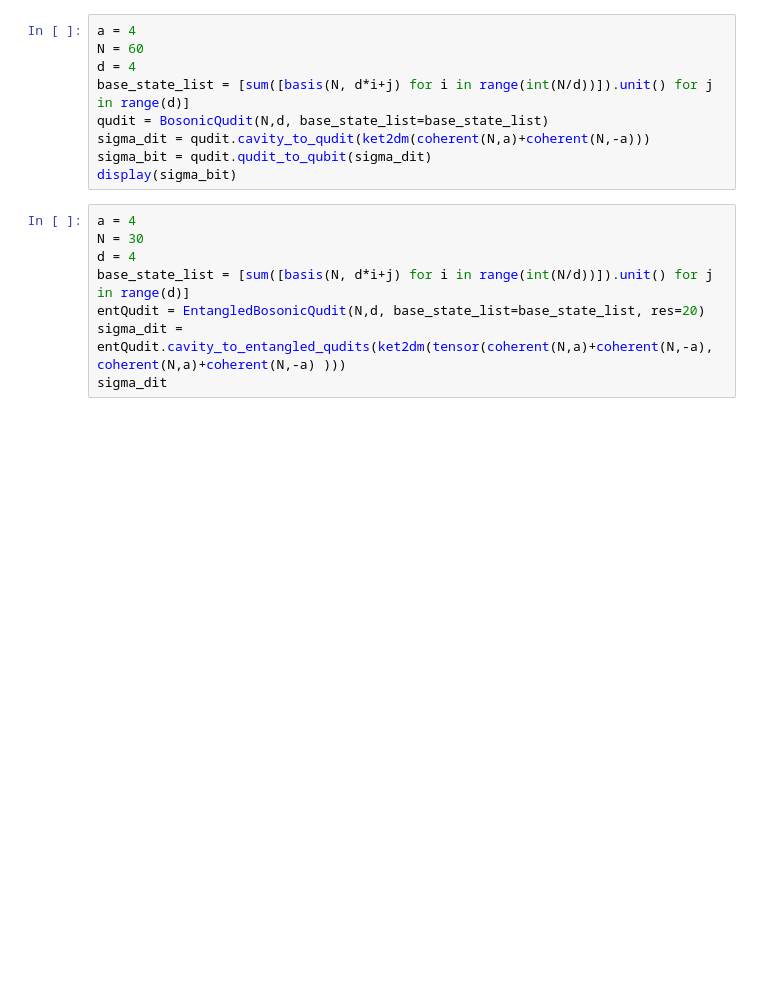
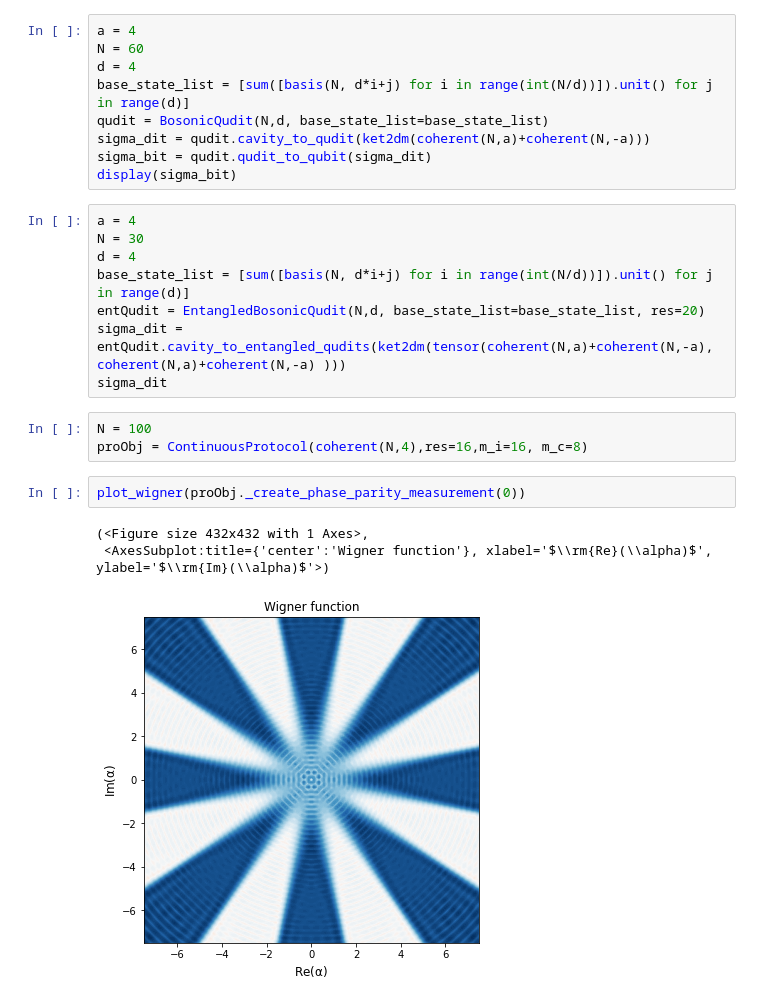
Before and after one commit to RosenblumLab/BosonicEntanglementDistillation, a Jupyter notebook: continuous_playground.ipynb, the cells around one changed output. Drawn from its saved outputs; the diff is of its cells as text; blank space fills up the shorter version.

Commit message:
continuous

```diff
--- a/continuous_playground.ipynb
+++ b/continuous_playground.ipynb
@@ -37,3 +38,12 @@ base_state_list = [sum([basis(N, d*i+j) for i in range(int(N/d))]).unit() for j
 entQudit = EntangledBosonicQudit(N,d, base_state_list=base_state_list, res=20)
 sigma_dit = entQudit.cavity_to_entangled_qudits(ket2dm(tensor(coherent(N,a)+coherent(N,-a), coherent(N,a)+coherent(N,-a) )))
 sigma_dit
+# %%
+N = 100
+proObj = ContinuousProtocol(coherent(N,4),res=16,m_i=16, m_c=8)
+# %%
+plot_wigner(proObj._create_phase_parity_measurement(0))
+# %% [output]
+(<Figure size 432x432 with 1 Axes>,
+ <AxesSubplot:title={'center':'Wigner function'}, xlabel='$\\rm{Re}(\\alpha)$', ylabel='$\\rm{Im}(\\alpha)$'>)
+[figure, added]
```
Also changed, not shown: parts of 26 cells of this notebook, 4 other files.
